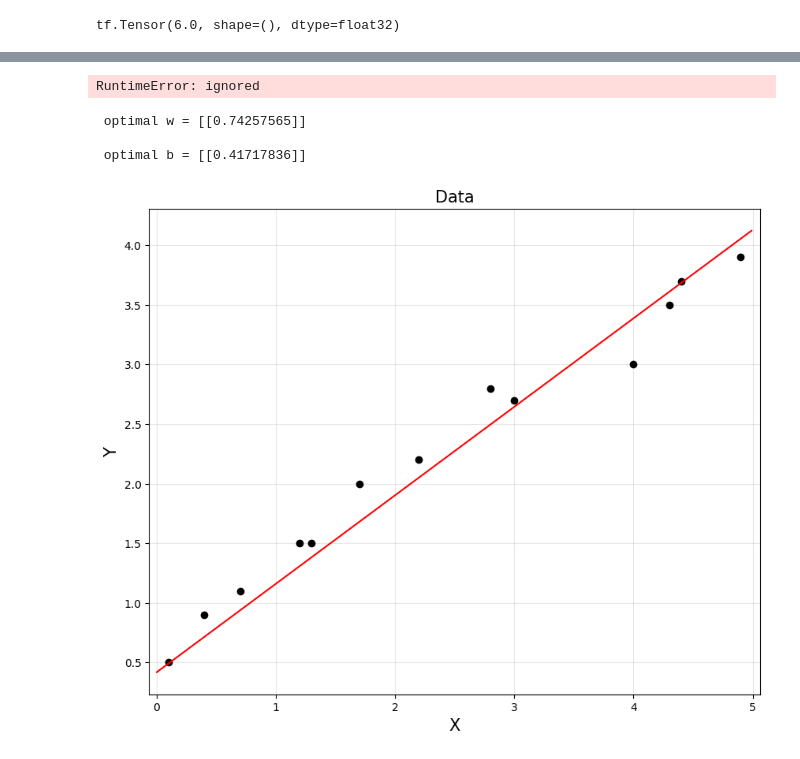
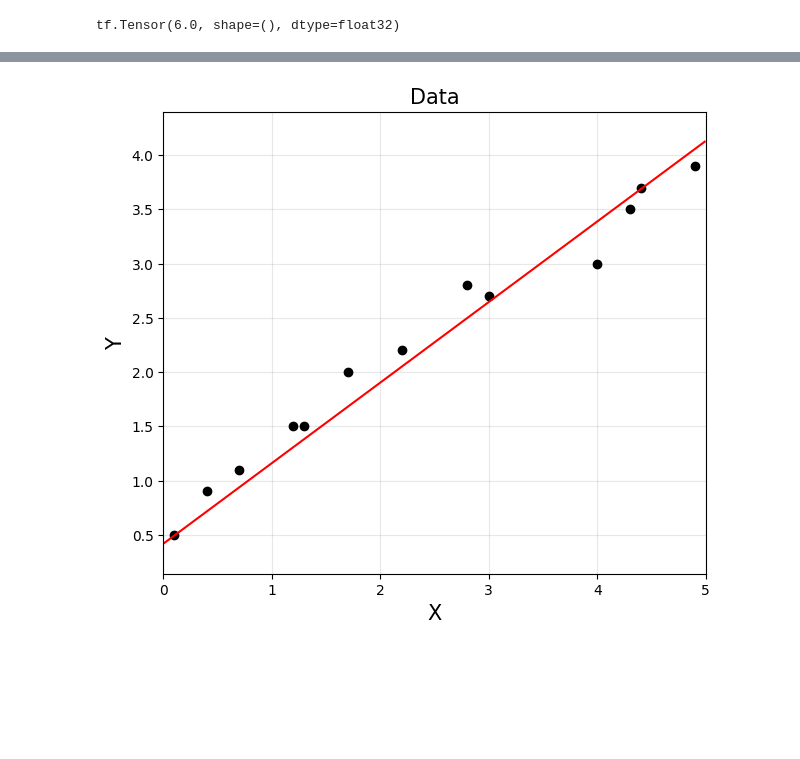
Before and after one commit to jooyongsim/AI_tutorials_2023, a Jupyter notebook: notebooks/01_ANN.ipynb, the cells around one changed output, grey strips where cells are left out. Drawn from its saved outputs; the diff is of its cells as text; code cells hidden in the pictures; blank space fills up the shorter version.

```diff
--- a/notebooks/01_ANN.ipynb
+++ b/notebooks/01_ANN.ipynb
@@ -111,87 +115,16 @@ plt.show()
 # %%
-import tensorflow as tf
-LR = 0.001
-n_iter = 10000
-
-w = tf.Variable([[0]], dtype = tf.float32)
-b = tf.Variable([[0]], dtype = tf.float32)
-
-loss_record = []
-
-# optimizer = tf.keras.optimizers.Adam()
-optimizer = tf.keras.optimizers.experimental.SGD(learning_rate=0.001)
-for i in range(1000):
-    with tf.GradientTape() as tape:
-        cost = tf.reduce_mean(tf.square(w*train_x + b - train_y))
-        w_grad, b_grad = tape.gradient(cost, [w,b])
-
-    loss_record.append(cost)
-    # optimizer.apply_gradients(zip([w_grad, b_grad],[w,b]))
-    w -= LR * w_grad
-    b -= LR * b_grad
-
-print("\n optimal w =", w.numpy())
-print("\n optimal b =", b.numpy())
-w_val = w.numpy()
-b_val = b.numpy()
-
 xp = np.arange(0, 5, 0.01).reshape(-1, 1)
 yp = w_val*xp + b_val
 
-plt.figure(figsize = (10,8))
+plt.figure()
 plt.plot(train_x, train_y, 'ko')
 plt.plot(xp, yp, 'r')
 plt.title('Data', fontsize = 15)
 plt.xlabel('X', fontsize = 15)
 plt.ylabel('Y', fontsize = 15)
 plt.axis('equal')
 plt.grid(alpha = 0.3)
 plt.xlim([0, 5])
 plt.show()
 # %% [output]
-RuntimeError: ignored
+[figure, added]
-# %%
-import tensorflow as tf
-LR = 0.001
-n_iter = 10000
-
-w = tf.Variable([[0]], dtype = tf.float32)
-b = tf.Variable([[0]], dtype = tf.float32)
-
-loss_record = []
-
-# optimizer = tf.keras.optimizers.Adam()
-optimizer = tf.keras.optimizers.experimental.SGD(learning_rate=0.001)
-for i in range(1000):
-    with tf.GradientTape() as tape:
-        cost = tf.reduce_mean(tf.square(w*train_x + b - train_y))
-        w_grad, b_grad = tape.gradient(cost, [w,b])
-
-    loss_record.append(cost)
-    # optimizer.apply_gradients(zip([w_grad, b_grad],[w,b]))
-    w -= LR * w_grad
-    b -= LR * b_grad
-
-print("\n optimal w =", w.numpy())
-print("\n optimal b =", b.numpy())
-w_val = w.numpy()
-b_val = b.numpy()
-
-xp = np.arange(0, 5, 0.01).reshape(-1, 1)
-yp = w_val*xp + b_val
-
-plt.figure(figsize = (10,8))
-plt.plot(train_x, train_y, 'ko')
-plt.plot(xp, yp, 'r')
-plt.title('Data', fontsize = 15)
-plt.xlabel('X', fontsize = 15)
-plt.ylabel('Y', fontsize = 15)
-plt.axis('equal')
-plt.grid(alpha = 0.3)
-plt.xlim([0, 5])
-plt.show()
-# %% [output]
- optimal w = [[0.74257565]]
-
- optimal b = [[0.41717836]]
-[figure, removed]
```
Also changed, not shown: parts of 21 cells of this notebook.
